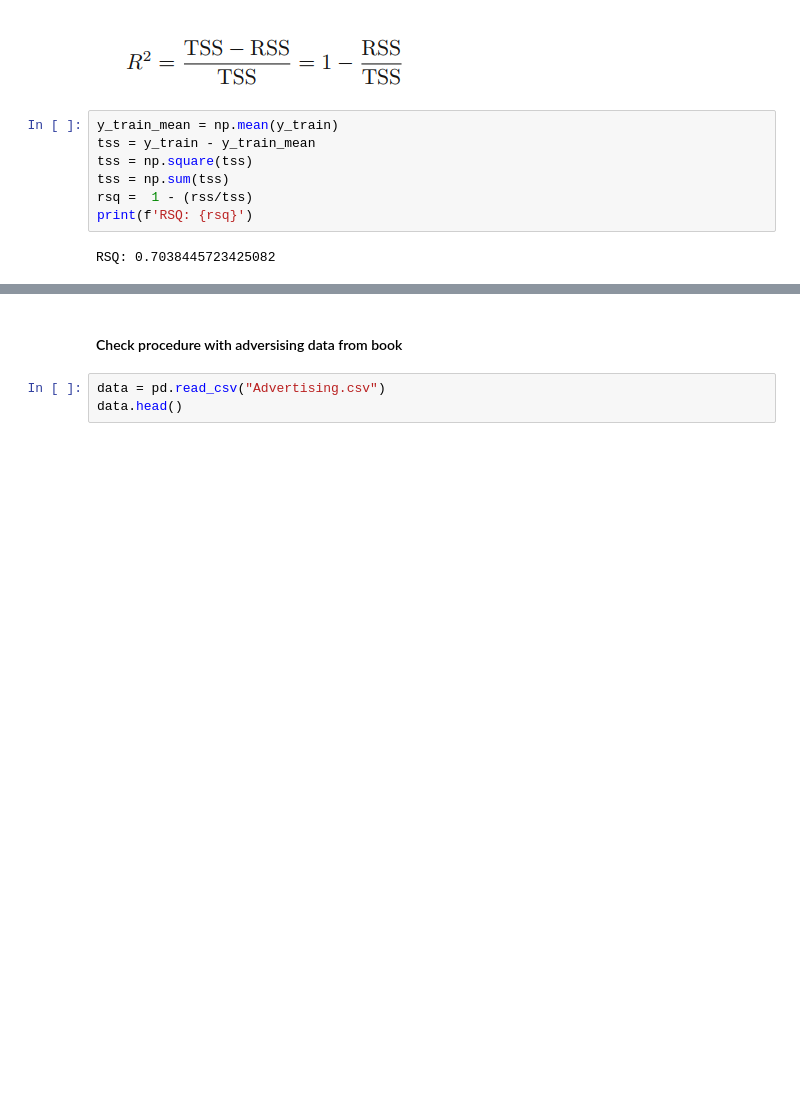
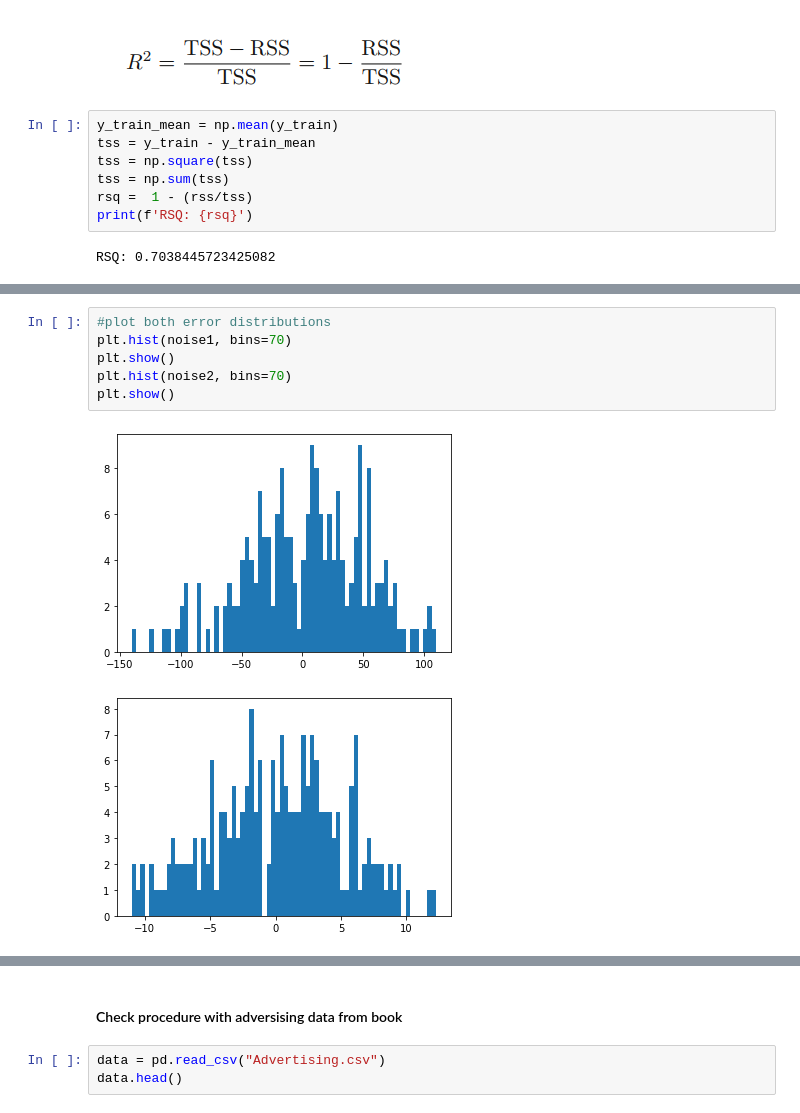
Before and after one commit to eon129/ISL_exercises, a Jupyter notebook: Chapter_3.ipynb, the cells around one changed output, grey strips where cells are left out. Saved outputs shown, nothing was run; the diff lists cells and outputs as text; blank space fills up the shorter version.

```diff
--- a/Chapter_3.ipynb
+++ b/Chapter_3.ipynb
@@ -238,0 +268,9 @@ RSQ: 0.7038445723425082
+# %%
+#plot both error distributions
+plt.hist(noise1, bins=70)
+plt.show()
+plt.hist(noise2, bins=70)
+plt.show()
+# %% [output]
+[figure, added]
+[figure, added]
```
Also changed, not shown: parts of 7 cells of this notebook.
